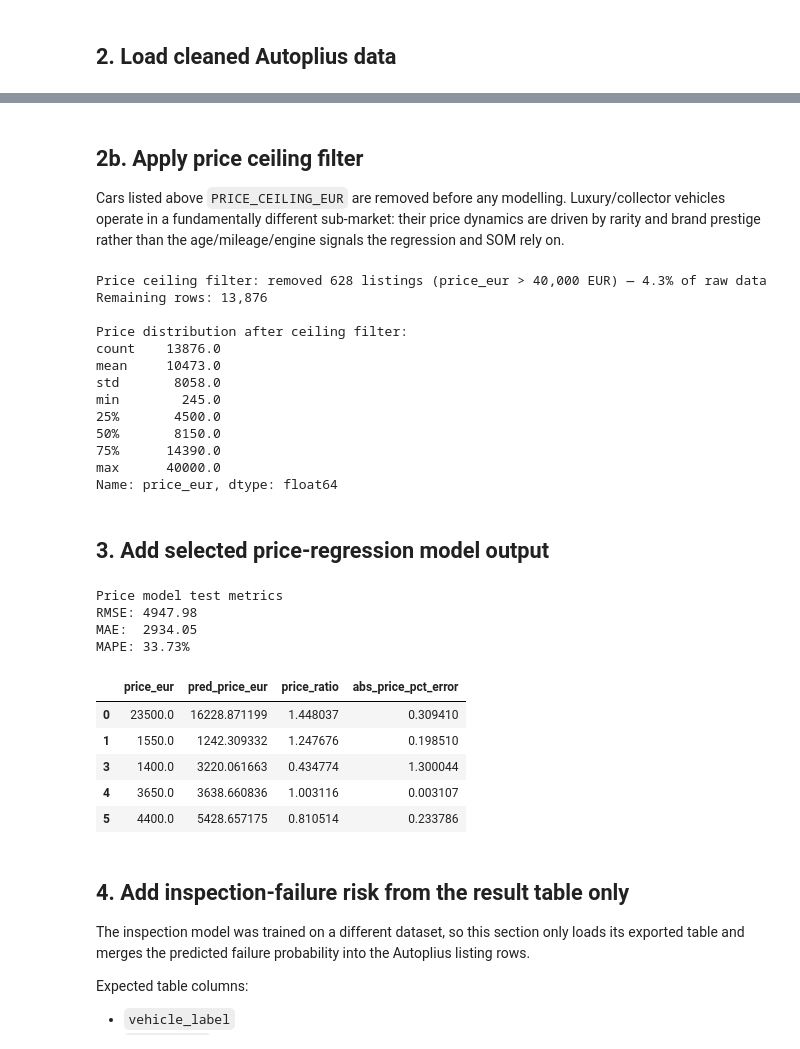
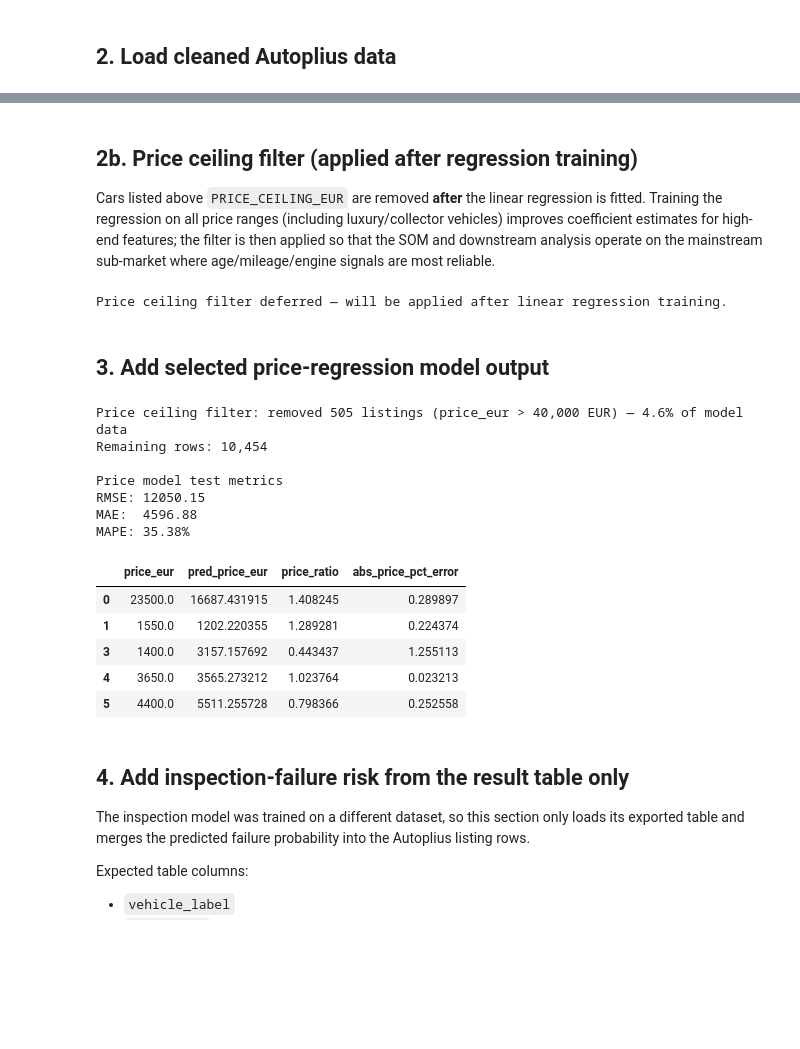
Before and after one commit to BenasKc/SKAM-odometer-fraud, a Jupyter notebook: models/combined_som.ipynb, the cells around one changed output, grey strips where cells are left out. Saved outputs shown, nothing was run; the diff lists cells and outputs as text; code cells hidden in the pictures; blank space fills up the shorter version.

```diff
--- a/models/combined_som.ipynb
+++ b/models/combined_som.ipynb
@@ -76,43 +76,14 @@ Loaded cleaned data: autoplius_cars_cleaned.csv (14,504 rows)
 | 3 | 2008.0 | 350000.0 | 1896.0 | 105.0 | 77.0 | False | Volkswagen Passat | 1400.0 | ... |
 | 4 | 2010.0 | 352150.0 | 1968.0 | 140.0 | 103.0 | False | Skoda Octavia | 3650.0 | ... |
 # %% [markdown]
-## 2b. Apply price ceiling filter
+## 2b. Price ceiling filter (applied after regression training)
 
-Cars listed above `PRICE_CEILING_EUR` are removed before any modelling.
-Luxury/collector vehicles operate in a fundamentally different sub-market:
-their price dynamics are driven by rarity and brand prestige rather than the age/mileage/engine signals the regression and SOM rely on.
+Cars listed above `PRICE_CEILING_EUR` are removed **after** the linear regression is fitted.
+Training the regression on all price ranges (including luxury/collector vehicles) improves coefficient estimates for high-end features; the filter is then applied so that the SOM and downstream analysis operate on the mainstream sub-market where age/mileage/engine signals are most reliable.
 # %%
-if PRICE_CEILING_EUR is not None:
-    before = len(df)
-    df = df[df["price_eur"] <= PRICE_CEILING_EUR].copy()
-    removed = before - len(df)
-    print(
-        f"Price ceiling filter: removed {removed:,} listings "
-        f"(price_eur > {PRICE_CEILING_EUR:,} EUR) "
-        f"— {removed / before * 100:.1f}% of raw data"
-    )
-else:
-    print("Price ceiling filter disabled — all price ranges included.")
-
-print(f"Remaining rows: {len(df):,}")
-
-# Quick sanity check: price distribution after filtering
-print("\nPrice distribution after ceiling filter:")
-print(df["price_eur"].describe().round(0))
+print("Price ceiling filter deferred — will be applied after linear regression training.")
 # %% [output]
-Price ceiling filter: removed 628 listings (price_eur > 40,000 EUR) — 4.3% of raw data
-Remaining rows: 13,876
-
-Price distribution after ceiling filter:
-count    13876.0
-mean     10473.0
-std       8058.0
-min        245.0
-25%       4500.0
-50%       8150.0
-75%      14390.0
-max      40000.0
-Name: price_eur, dtype: float64
+Price ceiling filter deferred — will be applied after linear regression training.
 # %% [markdown]
 ## 3. Add selected price-regression model output
 # %%
@@ -143,42 +114,60 @@ price_formula = (
     "+ C(has_defects) + C(country_grp) + C(manufacturer_grp)"
 )
 
 m13_final = smf.ols(price_formula, data=dt_trainval).fit(cov_type="HC1")
 smear = np.mean(np.exp(m13_final.resid))
 
+# Apply price ceiling filter now that the regression is trained on all price ranges.
+if PRICE_CEILING_EUR is not None:
+    before = len(df_model)
+    df_model = df_model[df_model["price_eur"] <= PRICE_CEILING_EUR].copy()
+    removed = before - len(df_model)
+    print(
+        f"Price ceiling filter: removed {removed:,} listings "
+        f"(price_eur > {PRICE_CEILING_EUR:,} EUR) "
+        f"— {removed / before * 100:.1f}% of model data"
+    )
+else:
+    print("Price ceiling filter disabled — all price ranges included.")
+
+print(f"Remaining rows: {len(df_model):,}")
+
 df_model["pred_price_eur"] = np.exp(m13_final.predict(df_model)) * smear
 df_model["price_delta_eur"] = df_model["price_eur"] - df_model["pred_price_eur"]
 df_model["price_ratio"] = df_model["price_eur"] / df_model["pred_price_eur"]
 df_model["abs_price_pct_error"] = (
     (df_model["price_eur"] - df_model["pred_price_eur"]).abs()
     / df_model["price_eur"]
 )
 
 log_pred_test = m13_final.predict(dt_test)
 pred_test = np.exp(log_pred_test) * smear
 actual_test = dt_test["price_eur"]
 
 rmse_test = np.sqrt(np.mean((actual_test - pred_test) ** 2))
 mae_test = np.mean(np.abs(actual_test - pred_test))
 mape_test = np.mean(np.abs((actual_test - pred_test) / actual_test)) * 100
 
-print("Price model test metrics")
+print("\nPrice model test metrics")
 print(f"RMSE: {rmse_test:.2f}")
 print(f"MAE:  {mae_test:.2f}")
 print(f"MAPE: {mape_test:.2f}%")
 
 df_model[["price_eur", "pred_price_eur", "price_ratio", "abs_price_pct_error"]].head()
 # %% [output]
+Price ceiling filter: removed 505 listings (price_eur > 40,000 EUR) — 4.6% of model data
+Remaining rows: 10,454
+
 Price model test metrics
-RMSE: 4947.98
-MAE:  2934.05
-MAPE: 33.73%
+RMSE: 12050.15
+MAE:  4596.88
+MAPE: 35.38%
 |  | price_eur | pred_price_eur | price_ratio | abs_price_pct_error |
-| 0 | 23500.0 | 16228.871199 | 1.448037 | 0.309410 |
-| 1 | 1550.0 | 1242.309332 | 1.247676 | 0.198510 |
-| 3 | 1400.0 | 3220.061663 | 0.434774 | 1.300044 |
-| 4 | 3650.0 | 3638.660836 | 1.003116 | 0.003107 |
-| 5 | 4400.0 | 5428.657175 | 0.810514 | 0.233786 |
+| 0 | 23500.0 | 16687.431915 | 1.408245 | 0.289897 |
+| 1 | 1550.0 | 1202.220355 | 1.289281 | 0.224374 |
+| 3 | 1400.0 | 3157.157692 | 0.443437 | 1.255113 |
+| 4 | 3650.0 | 3565.273212 | 1.023764 | 0.023213 |
+| 5 | 4400.0 | 5511.255728 | 0.798366 | 0.252558 |
 # %% [markdown]
 ## 4. Add inspection-failure risk from the result table only
 
```
Also changed, not shown: parts of 7 cells of this notebook, 7 other files.
